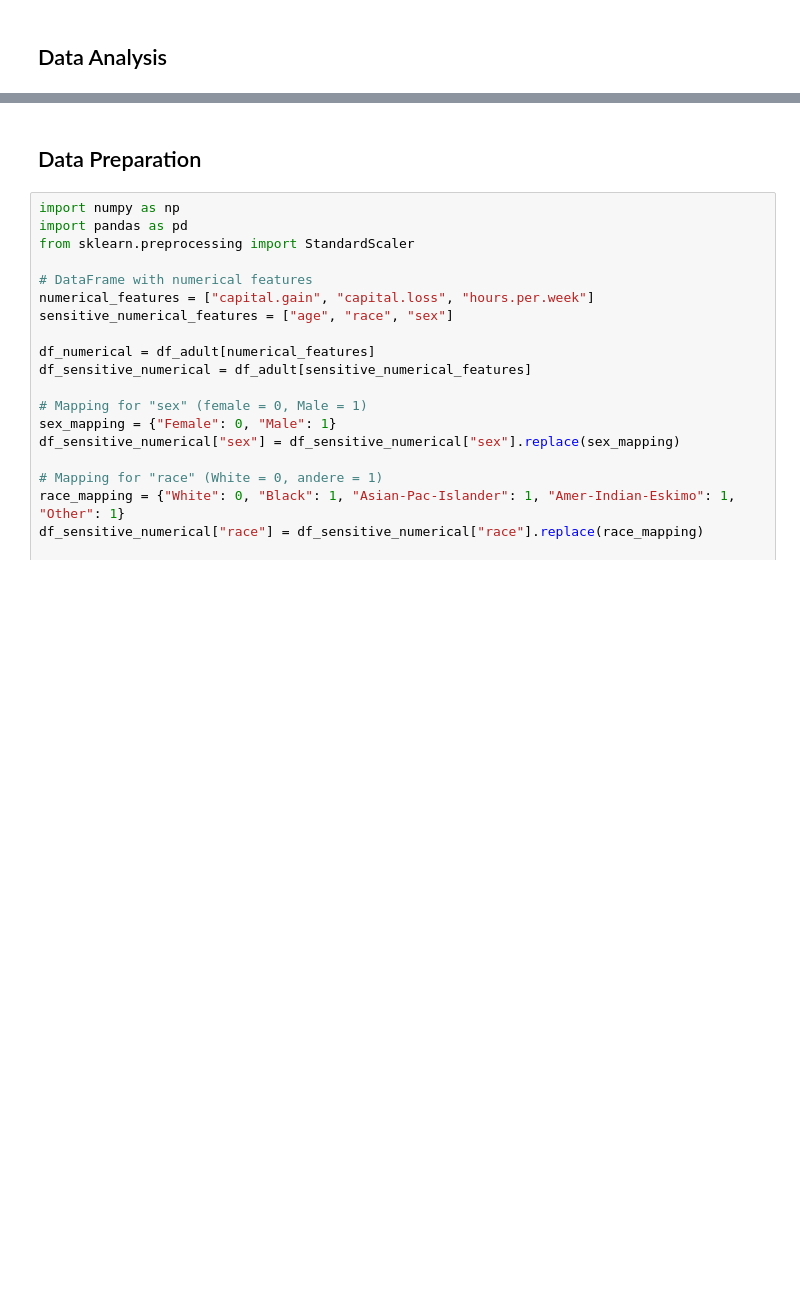
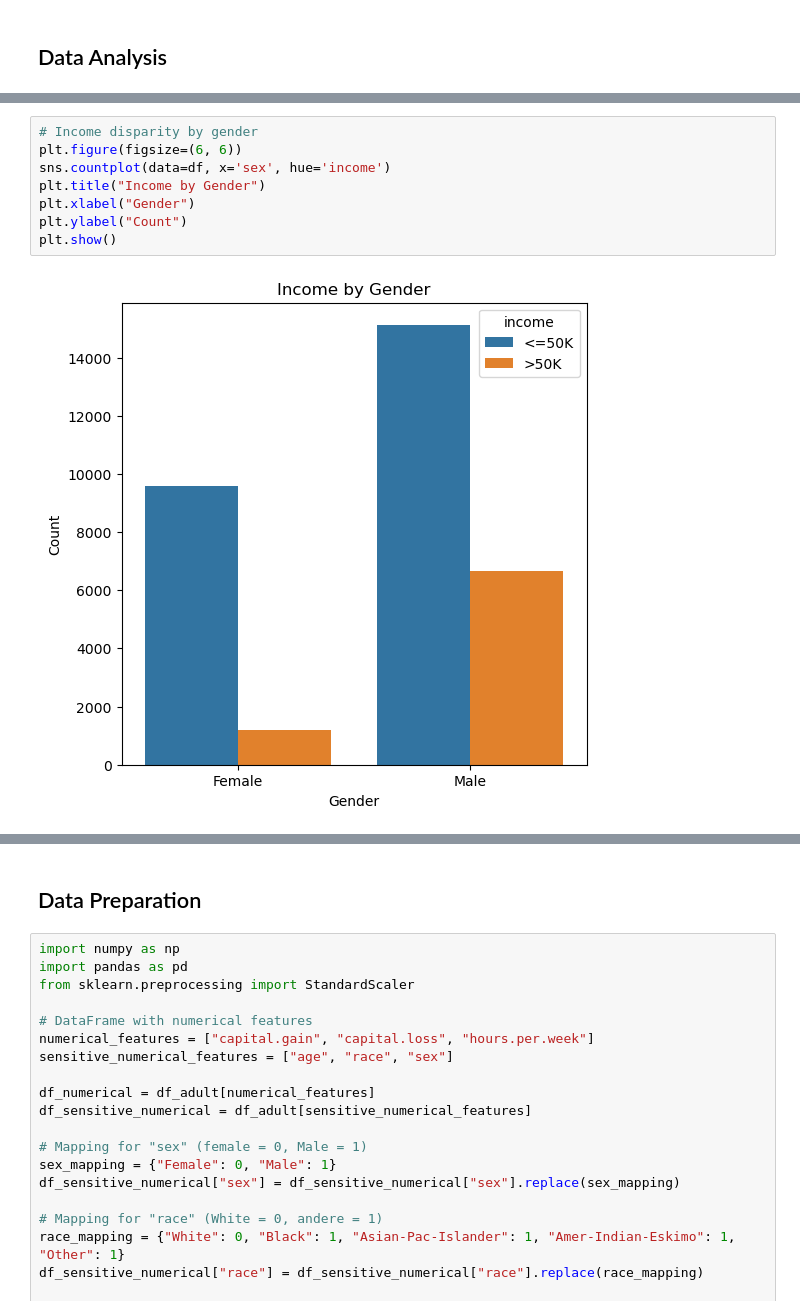
Before and after one commit to EmmanuelGyauAmoakoh/DataScienceProjectITCS227, a Jupyter notebook: FairCreditApprovalPrediction.ipynb, the cells around one changed output, grey strips where cells are left out. Saved outputs shown, nothing was run; the diff lists cells and outputs as text; blank space fills up the shorter version.

```diff
--- a/FairCreditApprovalPrediction.ipynb
+++ b/FairCreditApprovalPrediction.ipynb
@@ -155,0 +273,10 @@ print(df_adult.describe())
+# %%
+# Income disparity by gender
+plt.figure(figsize=(6, 6))
+sns.countplot(data=df, x='sex', hue='income')
+plt.title("Income by Gender")
+plt.xlabel("Gender")
+plt.ylabel("Count")
+plt.show()
+# %% [output]
+[figure, added]
```
Also changed, not shown: parts of 15 cells of this notebook.
